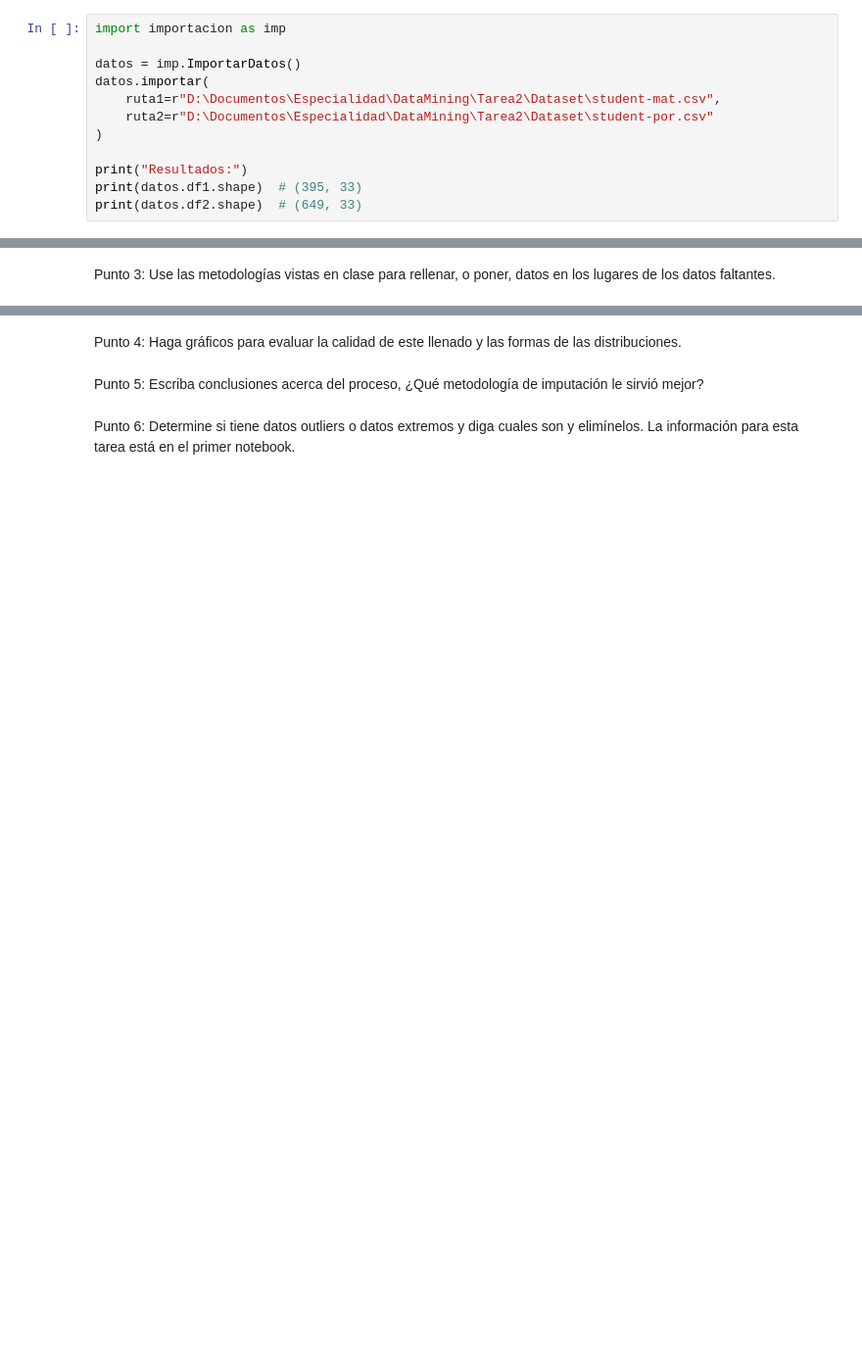
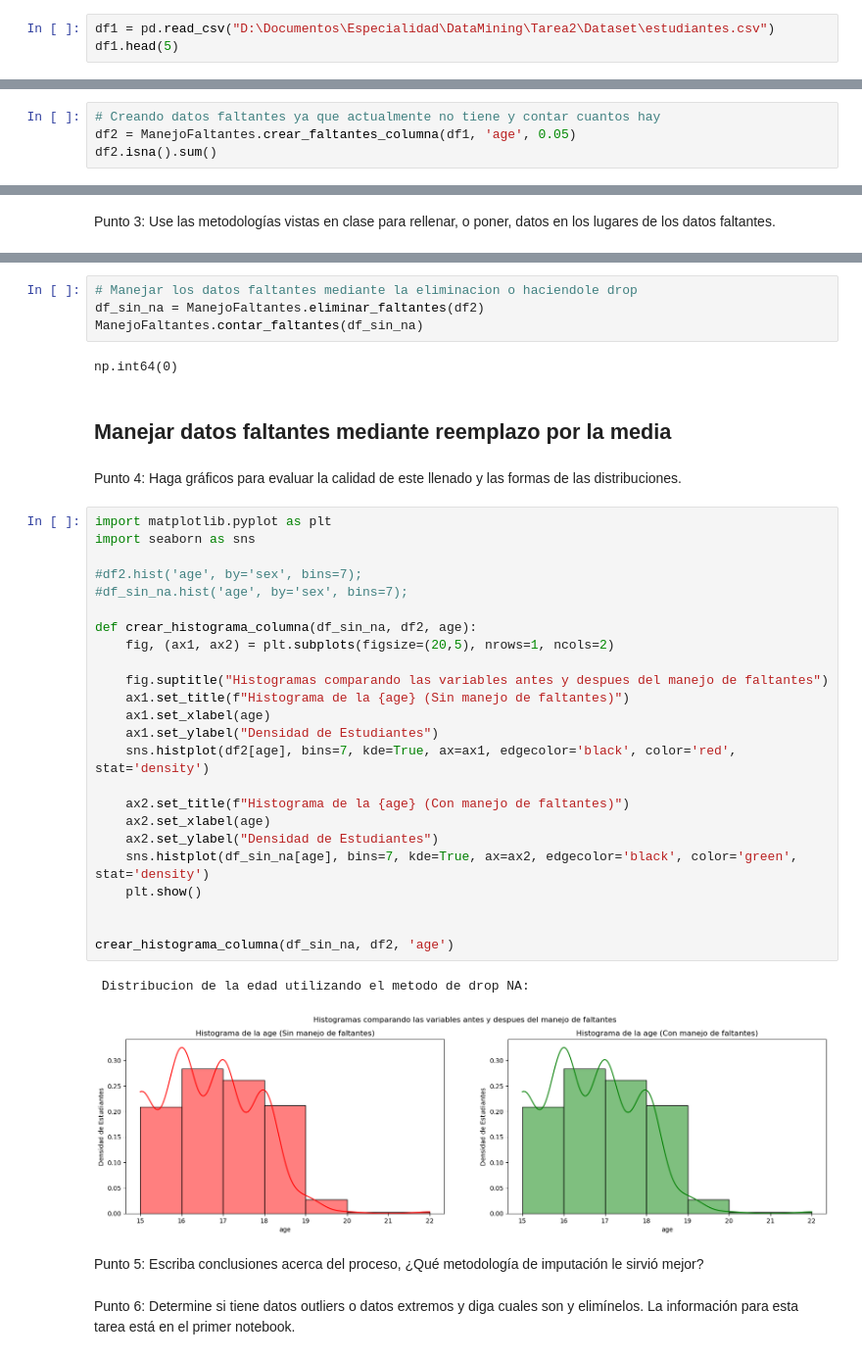
Before and after one commit to TheMaorba/DataMining, a Jupyter notebook: Tarea2/Tarea2.ipynb, the cells around one changed output, grey strips where cells are left out. Shown at 98% size. Drawn from its saved outputs; the diff is of its cells as text; blank space fills up the shorter version.

```diff
--- a/Tarea2/Tarea2.ipynb
+++ b/Tarea2/Tarea2.ipynb
@@ -20,15 +22,6 @@ SyntaxError: invalid syntax (respuestas.py, line 7)
 # %% [markdown]
 Punto 1: Descargue y cargue los datos en su notebook, usando Pandas preferiblemente. Imprima para tener una idea de los datos.
 # %%
-import importacion as imp
-
-datos = imp.ImportarDatos()
-datos.importar(
-    ruta1=r"D:\Documentos\Especialidad\DataMining\Tarea2\Dataset\student-mat.csv",
-    ruta2=r"D:\Documentos\Especialidad\DataMining\Tarea2\Dataset\student-por.csv"
-)
-
-print("Resultados:")
-print(datos.df1.shape)  # (395, 33)
-print(datos.df2.shape)  # (649, 33)
+df1 = pd.read_csv("D:\Documentos\Especialidad\DataMining\Tarea2\Dataset\estudiantes.csv")
+df1.head(5)
 # %% [output]
@@ -51,0 +57,4 @@ La cantidad de valores faltantes es totales es de:
+# %%
+# Creando datos faltantes ya que actualmente no tiene y contar cuantos hay
+df2 = ManejoFaltantes.crear_faltantes_columna(df1, 'age', 0.05)
+df2.isna().sum()
@@ -57,5 +84,40 @@ Las metodologias recomendadas para manejar los datos faltantes son:
+# %%
+# Manejar los datos faltantes mediante la eliminacion o haciendole drop
+df_sin_na = ManejoFaltantes.eliminar_faltantes(df2)
+ManejoFaltantes.contar_faltantes(df_sin_na)
+# %% [output]
+np.int64(0)
+# %% [markdown]
+## Manejar datos faltantes mediante reemplazo por la media
 # %% [markdown]
 Punto 4: Haga gráficos para evaluar la calidad de este llenado y las formas de las distribuciones.
+# %%
+import matplotlib.pyplot as plt
+import seaborn as sns
+
+#df2.hist('age', by='sex', bins=7);
+#df_sin_na.hist('age', by='sex', bins=7);
+
+def crear_histograma_columna(df_sin_na, df2, age):
+    fig, (ax1, ax2) = plt.subplots(figsize=(20,5), nrows=1, ncols=2)
+
+    fig.suptitle("Histogramas comparando las variables antes y despues del manejo de faltantes")
+    ax1.set_title(f"Histograma de la {age} (Sin manejo de faltantes)")
+    ax1.set_xlabel(age)
+    ax1.set_ylabel("Densidad de Estudiantes")
+    sns.histplot(df2[age], bins=7, kde=True, ax=ax1, edgecolor='black', color='red', stat='density')
+
+    ax2.set_title(f"Histograma de la {age} (Con manejo de faltantes)")
+    ax2.set_xlabel(age)
+    ax2.set_ylabel("Densidad de Estudiantes")
+    sns.histplot(df_sin_na[age], bins=7, kde=True, ax=ax2, edgecolor='black', color='green', stat='density')
+    plt.show()
+
+
+crear_histograma_columna(df_sin_na, df2, 'age')
+# %% [output]
+ Distribucion de la edad utilizando el metodo de drop NA:
+[figure, added]
 # %% [markdown]
 Punto 5: Escriba conclusiones acerca del proceso, ¿Qué metodología de imputación le sirvió mejor?
 # %% [markdown]
```
Also changed, not shown: parts of 6 cells of this notebook, 9 other files.
